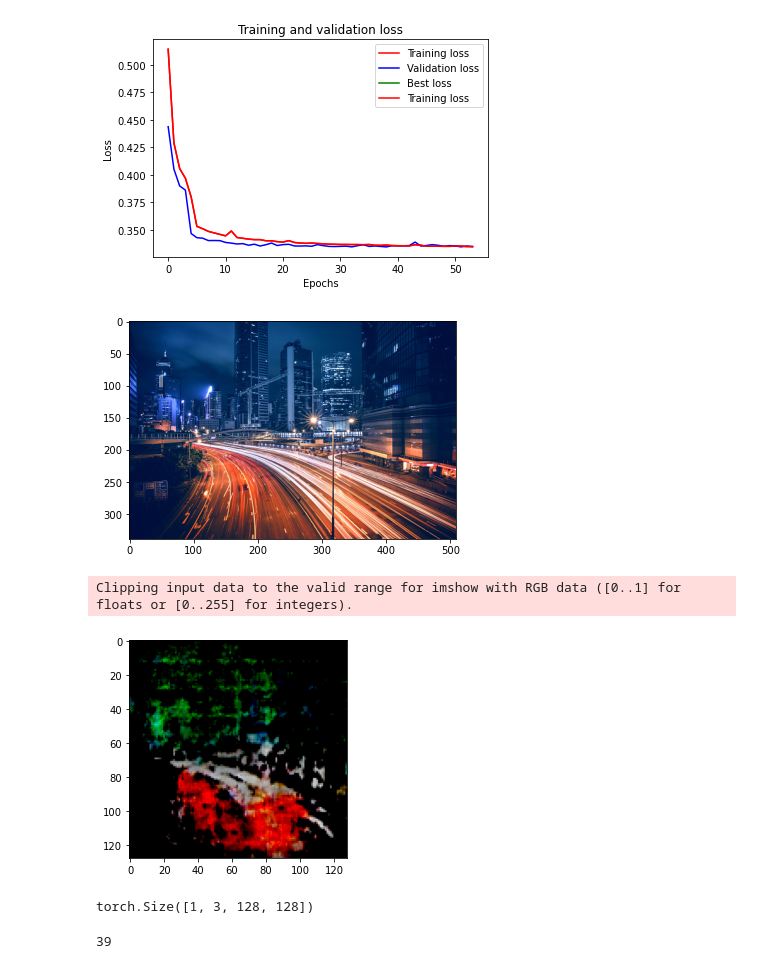
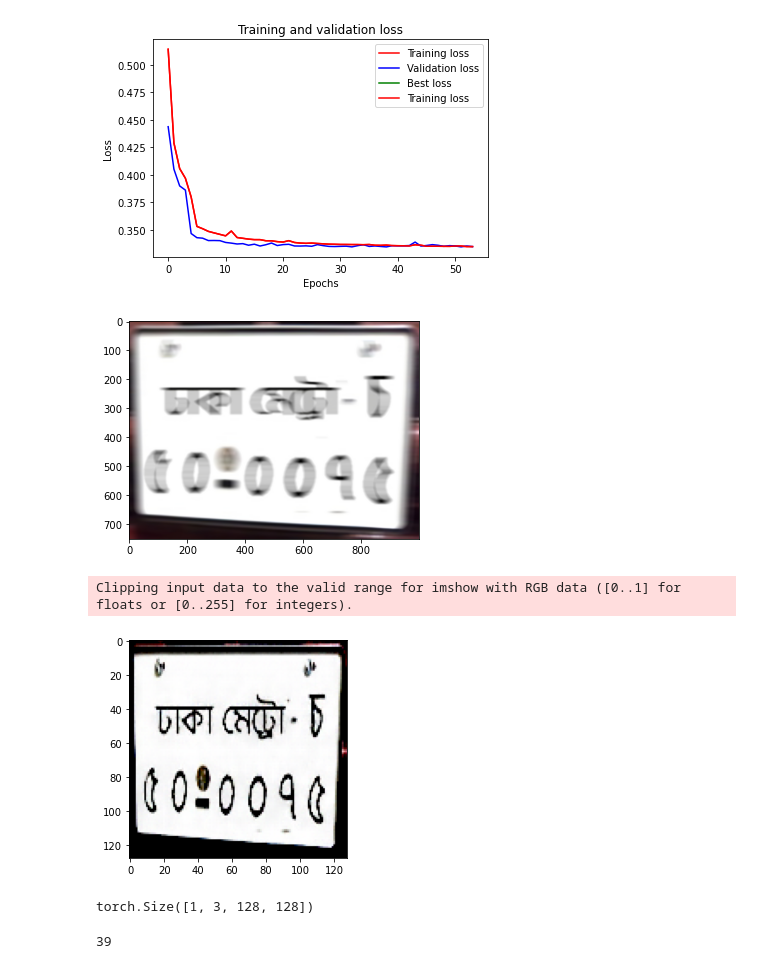
Before and after one commit to rahem1983/DeBlur_test01, a Jupyter notebook: Early stopping Prac.ipynb, the cells around one changed output. Cells and saved outputs as stored; diff of their text form; code cells hidden in the pictures.

```diff
--- a/Early stopping Prac.ipynb
+++ b/Early stopping Prac.ipynb
@@ -385,11 +385,11 @@ def PredictionCNN(image_path , transformer):
 
     return output.size()
 # %%
-PredictionCNN("G:/CSE_499a/jupyter/DeBlur/try01/istockphoto-480496478-170667a.jpg", transformer_128)
+PredictionCNN("G:/CSE_499a/jupyter/DeBlur/try01/0_53848_40p.jpg", transformer_128)
 # %% [output]
-[figure, old version]
+[figure, new version]
 Clipping input data to the valid range for imshow with RGB data ([0..1] for floats or [0..255] for integers).
-[figure, old version]
+[figure, new version]
 torch.Size([1, 3, 128, 128])
 # %%
 # model04 = Autoencoder_03()
```
Also changed, not shown: parts of 2 cells of this notebook.
